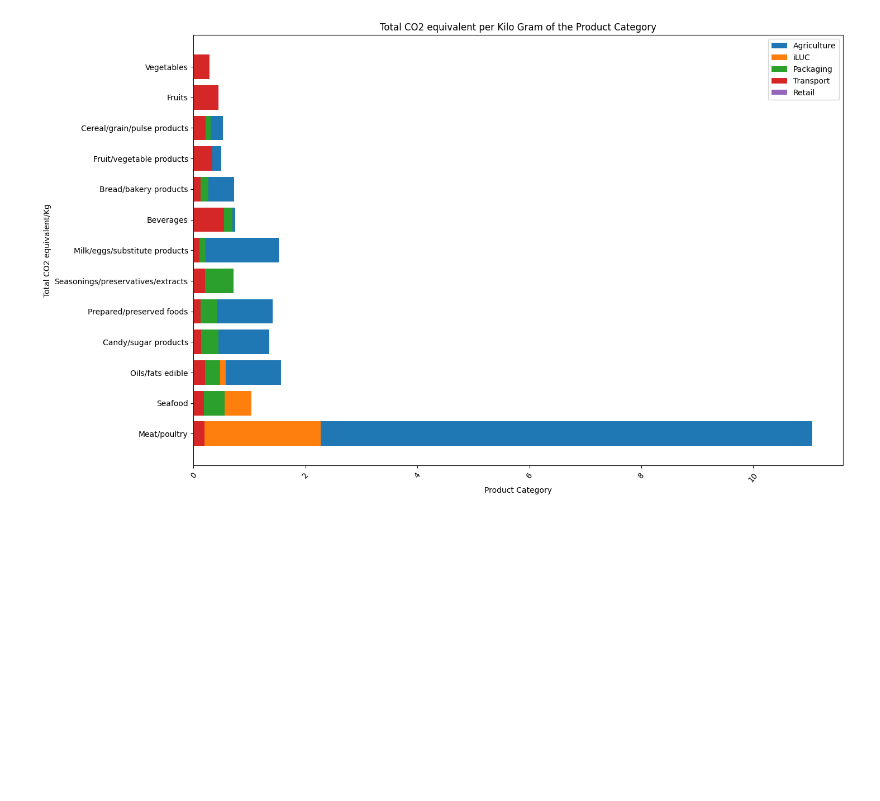
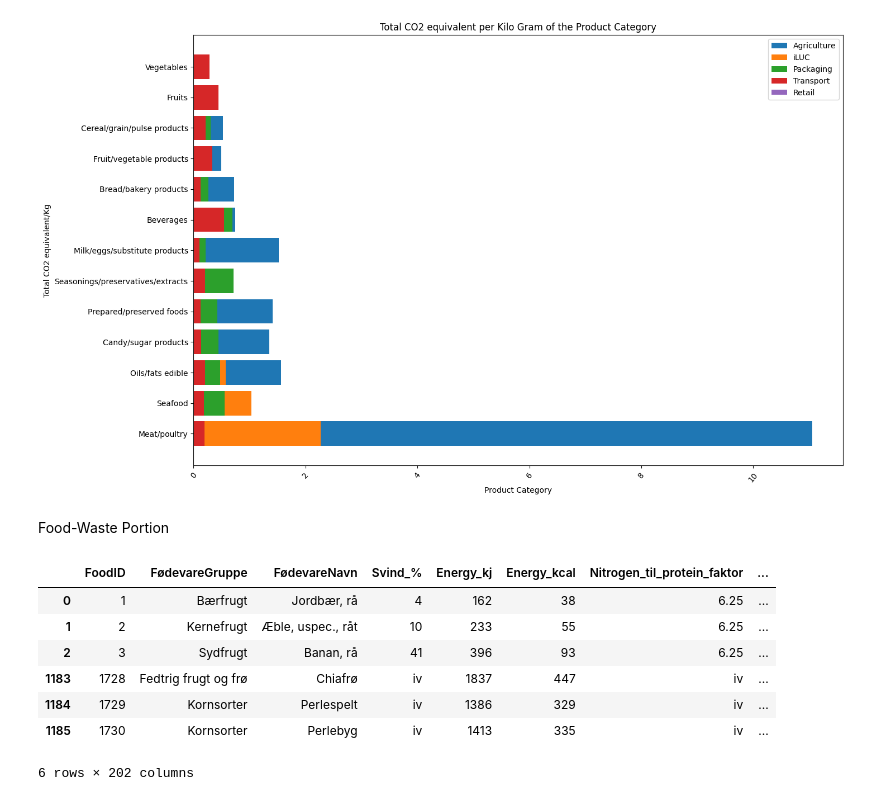
Before and after one commit to mrchapagain/FoodClimateAnalytics, a Jupyter notebook: ConcitoClimateAnalytics.ipynb, the cells around one changed output. Cells and saved outputs as stored; diff of their text form; code cells hidden in the pictures; blank space fills up the shorter version.

```diff
--- a/ConcitoClimateAnalytics.ipynb
+++ b/ConcitoClimateAnalytics.ipynb
@@ -16,3 +18,14 @@ data_link= "https://denstoreklimadatabase.dk/sites/klimadatabasen.dk/files/media
+# %%
+#@title Link for datasets
+#path link for dataset
+# Import FRIDA Nutrient data
+path_frida_data="https://github.com/mrchapagain/ConsumerDataAnalytics/raw/main/FridaNutrientData.xlsx"
+
+# Import FRIDA Group data with Group code
+path_frida_data_groups="https://github.com/mrchapagain/ConsumerDataAnalytics/raw/main/FridaNutrientData.xlsx"
+
+# Import FRIDA AdditionalLink data
+path_frida_aditional_link="https://github.com/mrchapagain/ConsumerDataAnalytics/raw/main/FridaAdditionalLinkData.xlsx"
 # %%
 # @title Climate dataset
 Output = data # @param ["data", "shape", "selected_data"] {type:"raw"}
@@ -253,0 +268,32 @@ madspild_mængden = input ("Enter amount in gm :")
+# %% [markdown]
+Food-Waste Portion
+# %%
+#@title Open FridaNutrient dataset { run: "auto", vertical-output: true }
+# Lets open with little modificaton so easy to read and understand
+frida_nutrient= pd.read_excel(path_frida_data, sheet_name=1, index_col=None, header=None, skiprows=2).round(decimals = 3).iloc[:, :]
+
+# Lets define and Assign columns name that defined just above
+column_names= ['FoodID', 'FødevareGruppe', 'FødevareNavn', 'Svind_%', 'Energy_kj', 'Energy_kcal', 'Nitrogen_til_protein_faktor', 'Nitrogen_total_g', 'Protein_videnskabelign_g', 'Protein_deklaration_g', 'Kulhydrat_difference_g', 'Kulhydrat_tilgængelig_g', 'Kulhydrat_deklaration_g', 'Tilsat_sukker_g', 'Kostfibre_g',
+               'Fedt_total_g', 'FCF', 'Alkohol_g', 'Aske_g', 'Tørstof_g', 'Vand_g', 'A_vitamin_RE', 'Retinol_µg', 'beta_caroten_µg', 'D_vitamin_µg', 'D3_vitamin_µg', 'D2 ergocalciferol', '25-hydroxy D3-vitamin', '25-hydroxyergocalciferol', 'E-vitamin', 'alfa-tokoferol','gamma-tokoferol',
+               'delta-tokoferol', 'alfa-tokotrienol','K1-vitamin', 'B1-vitamin','thiamin', 'B2-vitamin_riboflavin', 'Niacinækvivalent', 'Niacin', 'B6-vitamin', 'Pantothensyre','Biotin', 'Folat','Frit_folat', 'B12-vitamin', 'C-vitamin', 'L-ascorbinsyre', 'L-dehydroascorbinsyre', 'Svovl, S',
+               'Chlorid, Cl','Natrium, Na','Kalium, K','Calcium, Ca','Magnesium, Mg','Fosfor, P','Jern, Fe','Kobber, Cu','Zink, Zn','Jod, I','Mangan, Mn', 'Chrom, Cr', 'Selen, Se', 'Molybdæn, Mo', 'Cobolt, Co', 'Nikkel, Ni', 'Fluor, F', 'Silicium, Si', 'Rubidium, Rb', 'Aluminium, Al',
+               'Bor, B', 'Brom, Br', 'Kviksølv, Hg', 'Arsen, As', 'Arsen_uorganisk', 'Cadmium, Cd', 'Bly, Pb', 'Tin, Sn', 'L-mælkesyre', 'D-mælkesyre', 'Mælkesyre_total', 'Citronsyre', 'Oxalsyre','Æblesyre', 'Benzoesyre', 'Organiske syrer_total', 'Histamin', 'Tyramin', 'Phenylethylamin',
+               'Putrescin', 'Cadaverin', 'Spermin', 'Spermidin', 'Serotonin', 'Fruktose', 'Galaktose', 'Glukose', 'Monosaccharider_total', 'Laktose', 'Maltose', 'Sakkarose', 'Disaccharider_total', 'Raffinose', 'Andre sukkerarter', 'Sukkerarter_ialt', 'Sorbitol', 'Inositol', 'Maltitol',
+               'Sukkeralkoholer_total', 'Stivelse', 'IDF','SDFP','SDFS', 'Hexose','Pentose', 'Uronic_Acid','Cellulose', 'Lignin','Crude_fibre', 'Neutr.Det.Fibre (NDF)', 'C4:0',  'C6:0', 'C8:0', 'C10:0', 'C12:0', 'C13:0', 'C14:0', 'C15:0','C16:0', 'C17:0', 'C18:0', 'C20:0', 'C21:0', 'C22:0',
+               'C23:0', 'C24:0', 'Andre mættede fedtsyrer', 'C12:1,n-1', 'C14:1,n-5', 'C15:1', 'C16:1,n-7', 'C17:1,n-7', 'C18:1,n-9', 'C18:1,n-7', 'C20:1,n-9', 'C20:1,n-11', 'C22:1,n-9', 'C22:1,n-11', 'C24:1,n-9', 'Andre monoumættede fedtsyrer', 'C18:2,n-6', 'C18:2,conjugerede',
+               'C18:3,n-3 (ALA)', 'C18:3,n-6', 'C18:4,n-3', 'C20:2,n-6', 'C22:2,n-6', 'C22:4,n-6', 'C22:5,n-6', 'C20:3,n-3', 'C20:4,n-3', 'C20:3,n-6', 'C20:4,n-6', 'C20:5,n-3 (EPA)', 'C22:5,n-3', 'C22:6,n-3 (DHA)', 'Andre polyumættede', 'C14:1,trans', 'C16:1,trans', 'C18:1,trans',
+               'C20:1,trans', 'C22:1,trans', 'C18:2,trans', 'Andre fedtsyrer', 'Sum_mættede', 'Sum_monoumættede', 'Sum_polyumættede', 'Transfedtsyrer_total', 'Fedtsyrer-total', 'Sum n-3 fedtsyrer', 'Sum n-6 fedtsyrer', 'Cholesterol', 'Isoleucin', 'Leucin', 'Lysin', 'Methionin', 'Cystin',
+               'Phenylalanin', 'Tyrosin', 'Threonin', 'Tryptofan', 'Valin', 'Arginin', 'Histidin', 'Alanin', 'Asparaginsyre', 'Glutaminsyre', 'Glycin', 'Prolin', 'Hydroxyprolin', 'Serin', 'Massefylde']
+frida_nutrient.columns= column_names
+
+# lets see frist 3 and last 3 rows od the dataset
+frida_nutrient.head(3).append(frida_nutrient.tail(3))
+# %% [output]
+|  | FoodID | FødevareGruppe | FødevareNavn | Svind_% | Energy_kj | Energy_kcal | Nitrogen_til_protein_faktor | ... |
+| 0 | 1 | Bærfrugt | Jordbær, rå | 4 | 162 | 38 | 6.25 | ... |
+| 1 | 2 | Kernefrugt | Æble, uspec., råt | 10 | 233 | 55 | 6.25 | ... |
+| 2 | 3 | Sydfrugt | Banan, rå | 41 | 396 | 93 | 6.25 | ... |
+| 1183 | 1728 | Fedtrig frugt og frø | Chiafrø | iv | 1837 | 447 | iv | ... |
+| 1184 | 1729 | Kornsorter | Perlespelt | iv | 1386 | 329 | iv | ... |
+| 1185 | 1730 | Kornsorter | Perlebyg | iv | 1413 | 335 | iv | ... |
+6 rows × 202 columns
```
Also changed, not shown: parts of 3 cells of this notebook.
